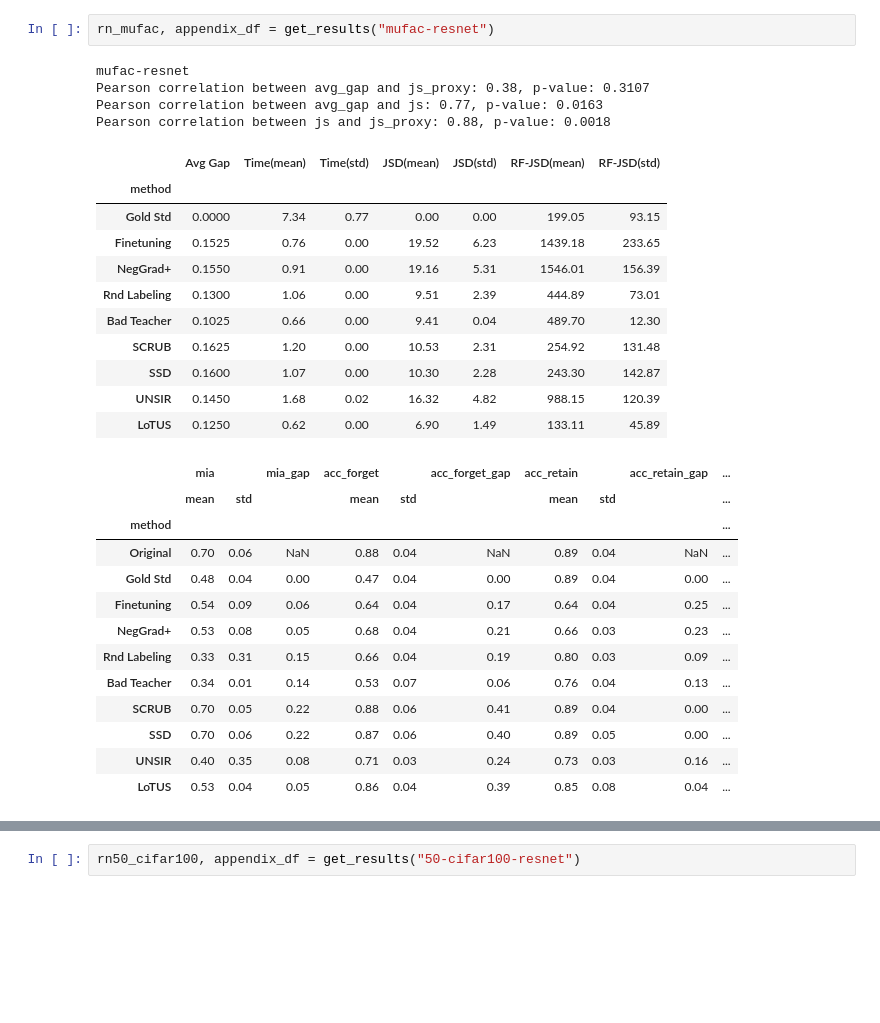
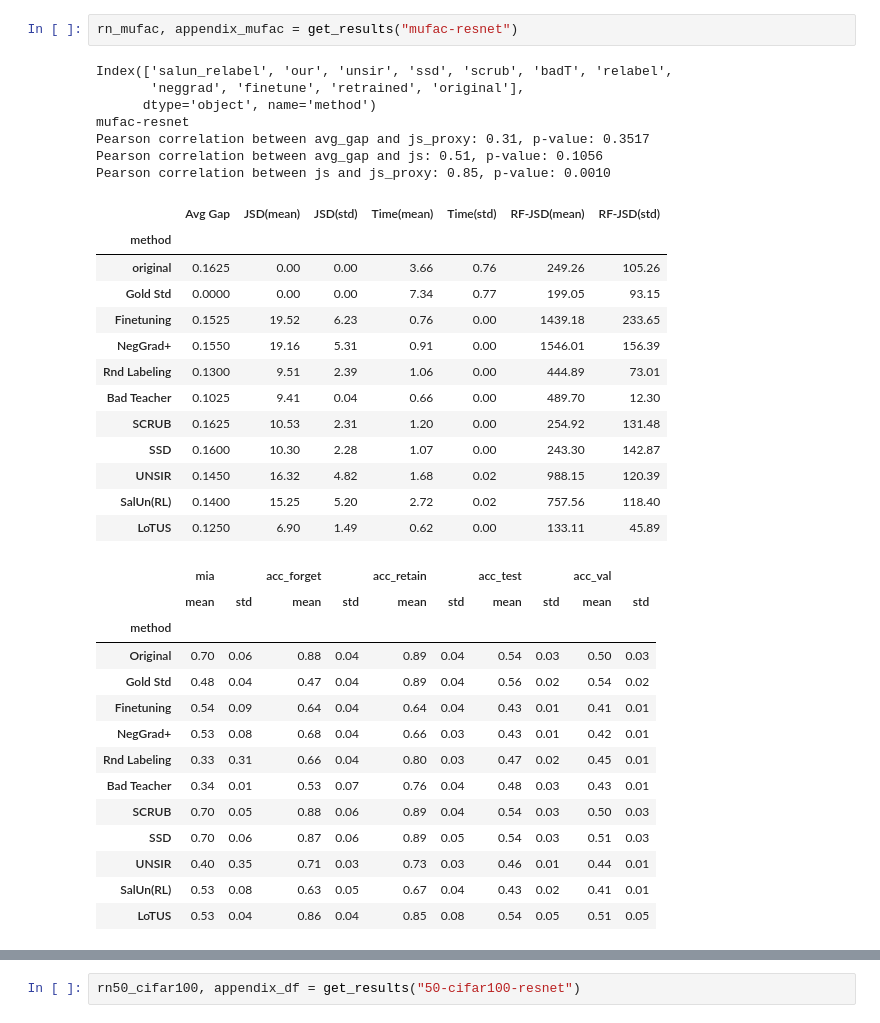
Before and after one commit to cspartalis/LoTUS, a Jupyter notebook: notebooks/results.ipynb, the cells around one changed output, grey strips where cells are left out. Saved outputs shown, nothing was run; the diff lists cells and outputs as text; blank space fills up the shorter version.

```diff
--- a/notebooks/results.ipynb
+++ b/notebooks/results.ipynb
@@ -312,31 +315,37 @@ Pearson correlation between js and js_proxy: 0.97, p-value: 0.0000
 # %%
-rn_mufac, appendix_df = get_results("mufac-resnet")
+rn_mufac, appendix_mufac = get_results("mufac-resnet")
 # %% [output]
+Index(['salun_relabel', 'our', 'unsir', 'ssd', 'scrub', 'badT', 'relabel',
+       'neggrad', 'finetune', 'retrained', 'original'],
+      dtype='object', name='method')
 mufac-resnet
-Pearson correlation between avg_gap and js_proxy: 0.38, p-value: 0.3107
-Pearson correlation between avg_gap and js: 0.77, p-value: 0.0163
-Pearson correlation between js and js_proxy: 0.88, p-value: 0.0018
+Pearson correlation between avg_gap and js_proxy: 0.31, p-value: 0.3517
+Pearson correlation between avg_gap and js: 0.51, p-value: 0.1056
+Pearson correlation between js and js_proxy: 0.85, p-value: 0.0010
-|  | Avg Gap | Time(mean) | Time(std) | JSD(mean) | JSD(std) | RF-JSD(mean) | RF-JSD(std) |
+|  | Avg Gap | JSD(mean) | JSD(std) | Time(mean) | Time(std) | RF-JSD(mean) | RF-JSD(std) |
 | method |  |  |  |  |  |  |  |
-| Gold Std | 0.0000 | 7.34 | 0.77 | 0.00 | 0.00 | 199.05 | 93.15 |
-| Finetuning | 0.1525 | 0.76 | 0.00 | 19.52 | 6.23 | 1439.18 | 233.65 |
-| NegGrad+ | 0.1550 | 0.91 | 0.00 | 19.16 | 5.31 | 1546.01 | 156.39 |
-| Rnd Labeling | 0.1300 | 1.06 | 0.00 | 9.51 | 2.39 | 444.89 | 73.01 |
-| Bad Teacher | 0.1025 | 0.66 | 0.00 | 9.41 | 0.04 | 489.70 | 12.30 |
-| SCRUB | 0.1625 | 1.20 | 0.00 | 10.53 | 2.31 | 254.92 | 131.48 |
-| SSD | 0.1600 | 1.07 | 0.00 | 10.30 | 2.28 | 243.30 | 142.87 |
-| UNSIR | 0.1450 | 1.68 | 0.02 | 16.32 | 4.82 | 988.15 | 120.39 |
-| LoTUS | 0.1250 | 0.62 | 0.00 | 6.90 | 1.49 | 133.11 | 45.89 |
+| original | 0.1625 | 0.00 | 0.00 | 3.66 | 0.76 | 249.26 | 105.26 |
+| Gold Std | 0.0000 | 0.00 | 0.00 | 7.34 | 0.77 | 199.05 | 93.15 |
+| Finetuning | 0.1525 | 19.52 | 6.23 | 0.76 | 0.00 | 1439.18 | 233.65 |
+| NegGrad+ | 0.1550 | 19.16 | 5.31 | 0.91 | 0.00 | 1546.01 | 156.39 |
+| Rnd Labeling | 0.1300 | 9.51 | 2.39 | 1.06 | 0.00 | 444.89 | 73.01 |
+| Bad Teacher | 0.1025 | 9.41 | 0.04 | 0.66 | 0.00 | 489.70 | 12.30 |
+| SCRUB | 0.1625 | 10.53 | 2.31 | 1.20 | 0.00 | 254.92 | 131.48 |
+| SSD | 0.1600 | 10.30 | 2.28 | 1.07 | 0.00 | 243.30 | 142.87 |
+| UNSIR | 0.1450 | 16.32 | 4.82 | 1.68 | 0.02 | 988.15 | 120.39 |
+| SalUn(RL) | 0.1400 | 15.25 | 5.20 | 2.72 | 0.02 | 757.56 | 118.40 |
+| LoTUS | 0.1250 | 6.90 | 1.49 | 0.62 | 0.00 | 133.11 | 45.89 |
-|  | mia |  | mia_gap | acc_forget |  | acc_forget_gap | acc_retain |  | acc_retain_gap | ... |
-|  | mean | std |  | mean | std |  | mean | std |  | ... |
-| method |  |  |  |  |  |  |  |  |  | ... |
-| Original | 0.70 | 0.06 | NaN | 0.88 | 0.04 | NaN | 0.89 | 0.04 | NaN | ... |
-| Gold Std | 0.48 | 0.04 | 0.00 | 0.47 | 0.04 | 0.00 | 0.89 | 0.04 | 0.00 | ... |
-| Finetuning | 0.54 | 0.09 | 0.06 | 0.64 | 0.04 | 0.17 | 0.64 | 0.04 | 0.25 | ... |
-| NegGrad+ | 0.53 | 0.08 | 0.05 | 0.68 | 0.04 | 0.21 | 0.66 | 0.03 | 0.23 | ... |
-| Rnd Labeling | 0.33 | 0.31 | 0.15 | 0.66 | 0.04 | 0.19 | 0.80 | 0.03 | 0.09 | ... |
-| Bad Teacher | 0.34 | 0.01 | 0.14 | 0.53 | 0.07 | 0.06 | 0.76 | 0.04 | 0.13 | ... |
-| SCRUB | 0.70 | 0.05 | 0.22 | 0.88 | 0.06 | 0.41 | 0.89 | 0.04 | 0.00 | ... |
-| SSD | 0.70 | 0.06 | 0.22 | 0.87 | 0.06 | 0.40 | 0.89 | 0.05 | 0.00 | ... |
-| UNSIR | 0.40 | 0.35 | 0.08 | 0.71 | 0.03 | 0.24 | 0.73 | 0.03 | 0.16 | ... |
-| LoTUS | 0.53 | 0.04 | 0.05 | 0.86 | 0.04 | 0.39 | 0.85 | 0.08 | 0.04 | ... |
+|  | mia |  | acc_forget |  | acc_retain |  | acc_test |  | acc_val |  |
+|  | mean | std | mean | std | mean | std | mean | std | mean | std |
+| method |  |  |  |  |  |  |  |  |  |  |
+| Original | 0.70 | 0.06 | 0.88 | 0.04 | 0.89 | 0.04 | 0.54 | 0.03 | 0.50 | 0.03 |
+| Gold Std | 0.48 | 0.04 | 0.47 | 0.04 | 0.89 | 0.04 | 0.56 | 0.02 | 0.54 | 0.02 |
+| Finetuning | 0.54 | 0.09 | 0.64 | 0.04 | 0.64 | 0.04 | 0.43 | 0.01 | 0.41 | 0.01 |
+| NegGrad+ | 0.53 | 0.08 | 0.68 | 0.04 | 0.66 | 0.03 | 0.43 | 0.01 | 0.42 | 0.01 |
+| Rnd Labeling | 0.33 | 0.31 | 0.66 | 0.04 | 0.80 | 0.03 | 0.47 | 0.02 | 0.45 | 0.01 |
+| Bad Teacher | 0.34 | 0.01 | 0.53 | 0.07 | 0.76 | 0.04 | 0.48 | 0.03 | 0.43 | 0.01 |
+| SCRUB | 0.70 | 0.05 | 0.88 | 0.06 | 0.89 | 0.04 | 0.54 | 0.03 | 0.50 | 0.03 |
+| SSD | 0.70 | 0.06 | 0.87 | 0.06 | 0.89 | 0.05 | 0.54 | 0.03 | 0.51 | 0.03 |
+| UNSIR | 0.40 | 0.35 | 0.71 | 0.03 | 0.73 | 0.03 | 0.46 | 0.01 | 0.44 | 0.01 |
+| SalUn(RL) | 0.53 | 0.08 | 0.63 | 0.05 | 0.67 | 0.04 | 0.43 | 0.02 | 0.41 | 0.01 |
+| LoTUS | 0.53 | 0.04 | 0.86 | 0.04 | 0.85 | 0.08 | 0.54 | 0.05 | 0.51 | 0.05 |
```
Also changed, not shown: parts of 13 cells of this notebook, 10 other files.
